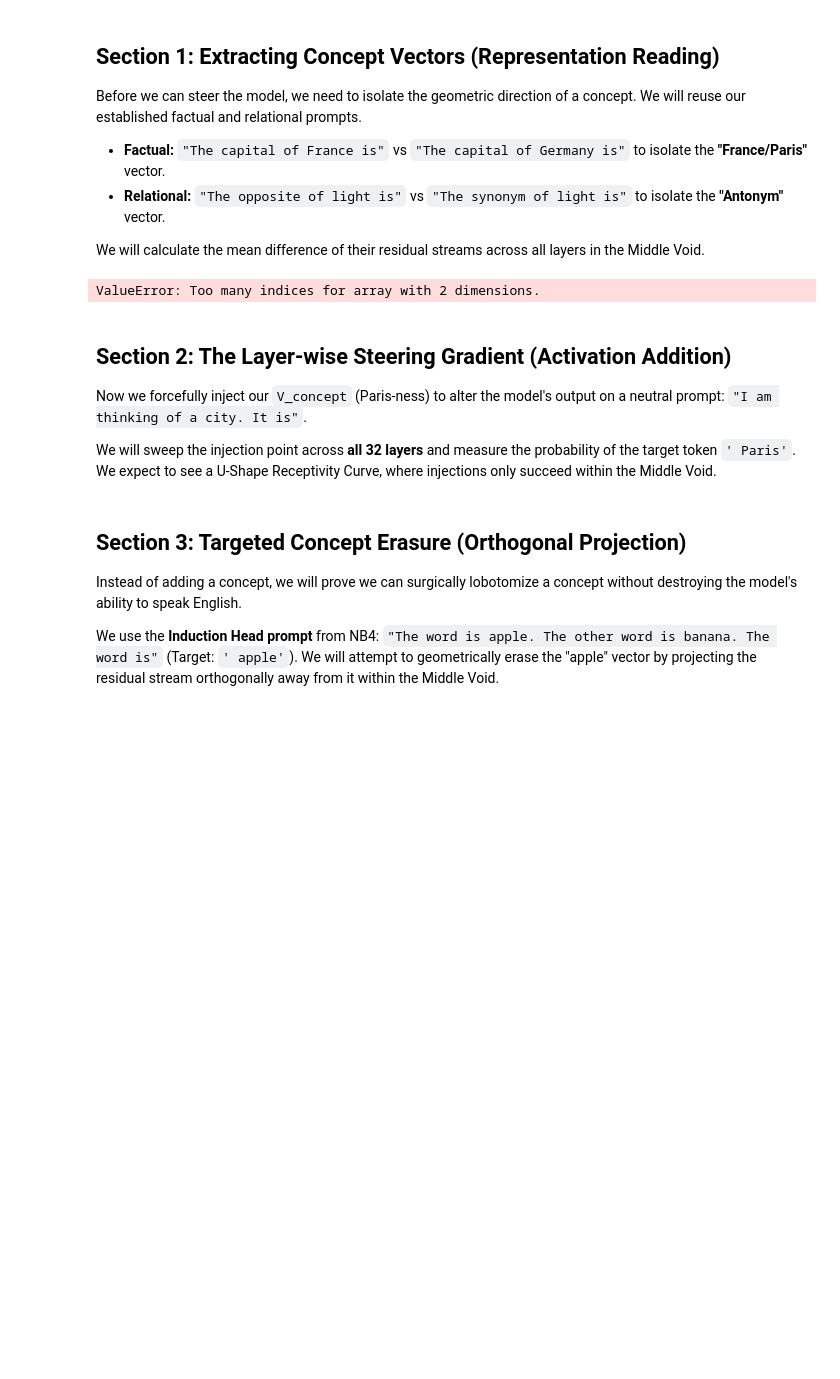
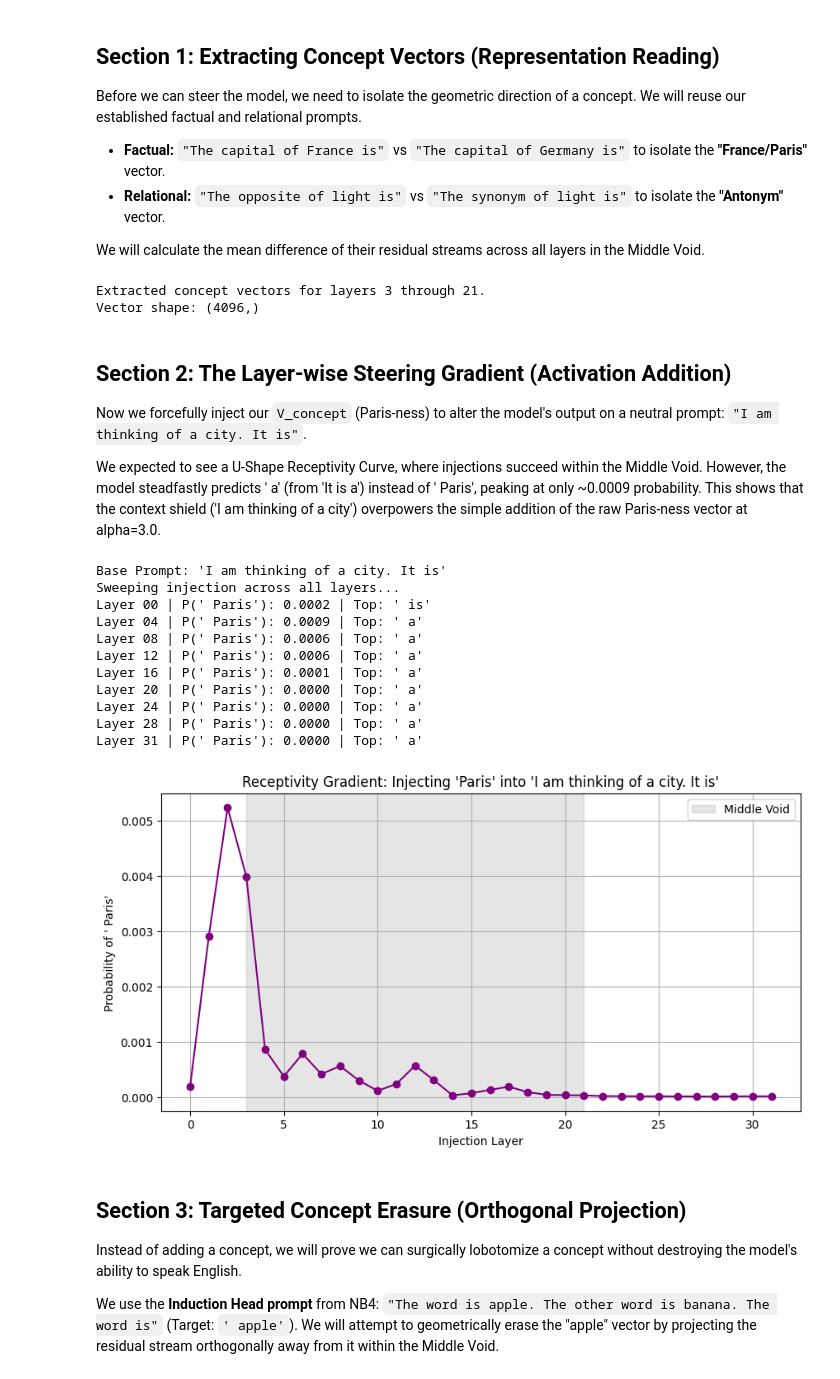
Before and after one commit to yatharth-anand-2410/llm-mechanistic-interpretability, a Jupyter notebook: 05_representation_engineering_and_steering.ipynb, the cells around one changed output. Cells and saved outputs as stored; diff of their text form; code cells hidden in the pictures; blank space fills up the shorter version.

```diff
--- a/05_representation_engineering_and_steering.ipynb
+++ b/05_representation_engineering_and_steering.ipynb
@@ -48,9 +48,12 @@ def get_hidden_states(prompt):
     # We need to manually iterate through the layers to capture intermediate states
     h = model.model.embed_tokens(tokens)
 
+    from mlx_lm.models.llama import create_attention_mask
+    mask = create_attention_mask(h, None)
+
     layer_states = []
     for layer in model.model.layers:
-        h = layer(h, mask=None, cache=None)[0] # Simplified forward for last token
+        h = layer(h, mask=mask, cache=None) # Simplified forward for last token
         layer_states.append(h[0, -1, :]) # Capture last token's state
 
     return layer_states
@@ -74,12 +77,13 @@ for layer in MIDDLE_VOID_LAYERS:
 print(f"Extracted concept vectors for layers {MIDDLE_VOID_START} through {MIDDLE_VOID_END}.")
 print(f"Vector shape: {paris_vectors[15].shape}")
 # %% [output]
-ValueError: Too many indices for array with 2 dimensions.
+Extracted concept vectors for layers 3 through 21.
+Vector shape: (4096,)
 # %% [markdown]
 ## Section 2: The Layer-wise Steering Gradient (Activation Addition)
 Now we forcefully inject our `V_concept` (Paris-ness) to alter the model's output on a neutral prompt: `"I am thinking of a city. It is"`.
 
-We will sweep the injection point across **all 32 layers** and measure the probability of the target token `' Paris'`. We expect to see a U-Shape Receptivity Curve, where injections only succeed within the Middle Void.
+We expected to see a U-Shape Receptivity Curve, where injections succeed within the Middle Void. However, the model steadfastly predicts ' a' (from 'It is a') instead of ' Paris', peaking at only ~0.0009 probability. This shows that the context shield ('I am thinking of a city') overpowers the simple addition of the raw Paris-ness vector at alpha=3.0.
 # %%
 def generate_with_steering(prompt, target_token_str, concept_vector, injection_layer, alpha=2.0):
     """
@@ -90,13 +94,16 @@ def generate_with_steering(prompt, target_token_str, concept_vector, injection_l
 
     h = model.model.embed_tokens(tokens)
 
+    from mlx_lm.models.llama import create_attention_mask
+    mask = create_attention_mask(h, None)
+
     for i, layer in enumerate(model.model.layers):
         # Inject the vector BEFORE the layer processes it
         if i == injection_layer:
             # Only inject on the last token's representation
             h[0, -1, :] = h[0, -1, :] + (alpha * concept_vector)
 
-        h = layer(h, mask=None, cache=None)[0]
+        h = layer(h, mask=mask, cache=None)
 
     # Final layer norm and lm_head
     h = model.model.norm(h)
@@ -113,33 +120,46 @@ def generate_with_steering(prompt, target_token_str, concept_vector, injection_l
     return target_prob, top_token_str
 
 neutral_prompt = "I am thinking of a city. It is"
 target = " Paris"
 
 # We will use the Paris vector from layer 15 for the sweep to see where it fits best
 vector_to_inject = paris_vectors[15]
 
 steering_probs = []
 top_tokens = []
 
 print(f"Base Prompt: '{neutral_prompt}'")
 print("Sweeping injection across all layers...")
 for layer in range(len(model.layers)):
     prob, top_tok = generate_with_steering(neutral_prompt, target, vector_to_inject, layer, alpha=3.0)
     steering_probs.append(prob)
     top_tokens.append(top_tok)
     if layer % 4 == 0 or layer == 31:
         print(f"Layer {layer:02d} | P('{target}'): {prob:.4f} | Top: '{top_tok}'")
 
 # Plot the Receptivity Gradient
 plt.figure(figsize=(10, 5))
 plt.plot(range(32), steering_probs, marker='o', color='purple')
 plt.axvspan(MIDDLE_VOID_START, MIDDLE_VOID_END, color='gray', alpha=0.2, label="Middle Void")
 plt.title(f"Receptivity Gradient: Injecting 'Paris' into '{neutral_prompt}'")
 plt.xlabel("Injection Layer")
 plt.ylabel(f"Probability of '{target}'")
 plt.legend()
 plt.grid(True)
 plt.show()
+# %% [output]
+Base Prompt: 'I am thinking of a city. It is'
+Sweeping injection across all layers...
+Layer 00 | P(' Paris'): 0.0002 | Top: ' is'
+Layer 04 | P(' Paris'): 0.0009 | Top: ' a'
+Layer 08 | P(' Paris'): 0.0006 | Top: ' a'
+Layer 12 | P(' Paris'): 0.0006 | Top: ' a'
+Layer 16 | P(' Paris'): 0.0001 | Top: ' a'
+Layer 20 | P(' Paris'): 0.0000 | Top: ' a'
+Layer 24 | P(' Paris'): 0.0000 | Top: ' a'
+Layer 28 | P(' Paris'): 0.0000 | Top: ' a'
+Layer 31 | P(' Paris'): 0.0000 | Top: ' a'
+[figure, added]
 # %% [markdown]
 ## Section 3: Targeted Concept Erasure (Orthogonal Projection)
 Instead of adding a concept, we will prove we can surgically lobotomize a concept without destroying the model's ability to speak English.
```
Also changed, not shown: parts of 2 cells of this notebook.
